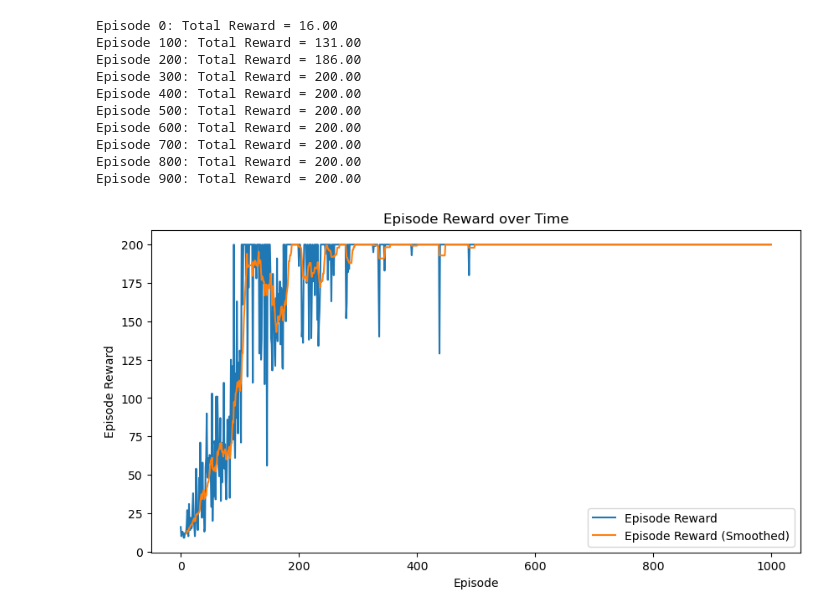
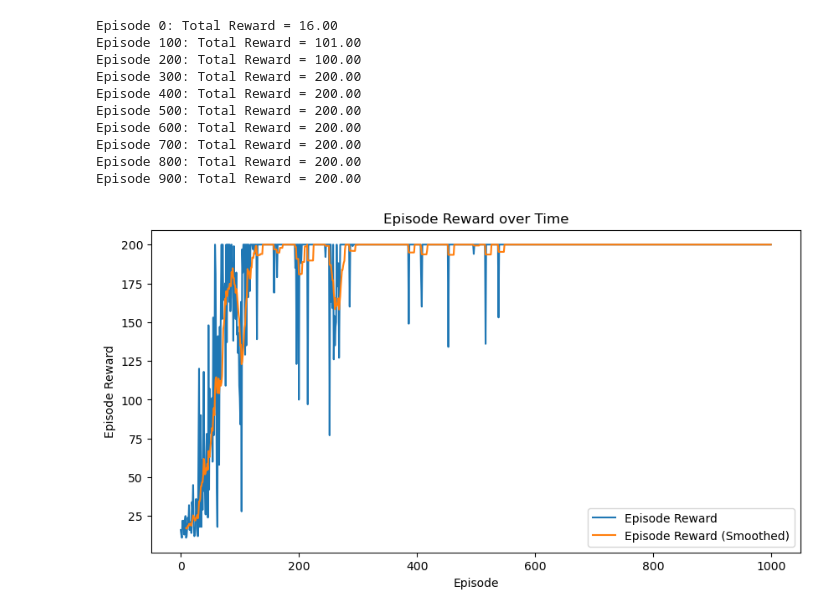
Before and after one commit to RanZhu1989/RL_PlayGround, a Jupyter notebook: Policy_Gradient/PPO_Clip.ipynb, the cells around one changed output. Drawn from its saved outputs; the diff is of its cells as text; code cells hidden in the pictures.

```diff
--- a/Policy_Gradient/PPO_Clip.ipynb
+++ b/Policy_Gradient/PPO_Clip.ipynb
@@ -66,28 +66,30 @@ class PPO_Clip_Agent():
 
     def train_policy(self) -> None:
         obs, action, reward, next_obs , done, = self.episode_recorder.get_trajectory()
+
+        # Data preparation
+        # 1. TD_target = r + gamma * V(s')
+        TD_target = reward + self.gamma * self.critic_network(next_obs) * (1 - done)
+        TD_error = TD_target - self.critic_network(obs)
+        # 2. Advantage
+        advantage = self.calculate_advantage(TD_error)
+        # 3. Log_prob
+        old_log_prob = self.calculate_log_prob(obs,action).detach() # Freeze the log_prob obtained by the current policy
         # Update the policy by batch
         for _ in range(self.train_iters):
             sample_indices = np.random.randint(low=0,
                                             high=obs.shape[0],
                                             size=self.batch_size)
 
-            TD_target = reward[sample_indices] + self.gamma * self.critic_network(next_obs[sample_indices]) * (1 - done[sample_indices])
-            TD_error = TD_target - self.critic_network(obs[sample_indices])
-            advantage = self.calculate_advantage(TD_error)
-
-            old_log_prob = self.calculate_log_prob(obs[sample_indices],action[sample_indices]).detach() # Freeze the log_prob obtained by the current policy
-
-
-            critic_loss = torch.mean(F.mse_loss(TD_target.detach(), self.critic_network(obs[sample_indices])))
+            critic_loss = torch.mean(F.mse_loss(TD_target[sample_indices].detach(), self.critic_network(obs[sample_indices])))
             self.critic_optimizer.zero_grad()
             critic_loss.backward()
             self.critic_optimizer.step()
 
             log_prob = self.calculate_log_prob(obs[sample_indices], action[sample_indices])
-            ratio = torch.exp(log_prob - old_log_prob) # pi_theta / pi_theta_old
+            ratio = torch.exp(log_prob - old_log_prob[sample_indices]) # pi_theta / pi_theta_old
             clipped_ratio = torch.clamp(ratio, 1-self.clip_epsilon, 1+self.clip_epsilon)
-            actor_loss = torch.mean(-torch.min(ratio * advantage, clipped_ratio * advantage))
+            actor_loss = torch.mean(-torch.min(ratio * advantage[sample_indices], clipped_ratio * advantage[sample_indices]))
             self.actor_optimizer.zero_grad()
             actor_loss.backward()
             self.actor_optimizer.step()
@@ -254,28 +255,28 @@ class TrainManager():
 # %%
 env = gym.make('CartPole-v0')
 Manger = TrainManager(env = env,
                     episode_num = 1000,
                     actor_lr = 1e-3,
-                    critic_lr = 1e-2,
+                    critic_lr = 5e-3,
                     gamma = 0.98,
                     advantage_lambda = 0.95,
                     clip_epsilon = 0.2,
-                    train_iters = 10,
-                    batch_size = 32,
+                    train_iters = 5,
+                    batch_size = 64,
                     seed = 0,
                     my_device = "cpu"
                     )
 Manger.train()
 Manger.plotting(smoothing_window = 10)
 # %% [output]
 Episode 0: Total Reward = 16.00
-Episode 100: Total Reward = 131.00
-Episode 200: Total Reward = 186.00
+Episode 100: Total Reward = 101.00
+Episode 200: Total Reward = 100.00
 Episode 300: Total Reward = 200.00
 Episode 400: Total Reward = 200.00
 Episode 500: Total Reward = 200.00
 Episode 600: Total Reward = 200.00
 Episode 700: Total Reward = 200.00
 Episode 800: Total Reward = 200.00
 Episode 900: Total Reward = 200.00
-[figure, old version]
+[figure, new version]
```
Also changed, not shown: parts of 1 cell of this notebook, 3 other files.
